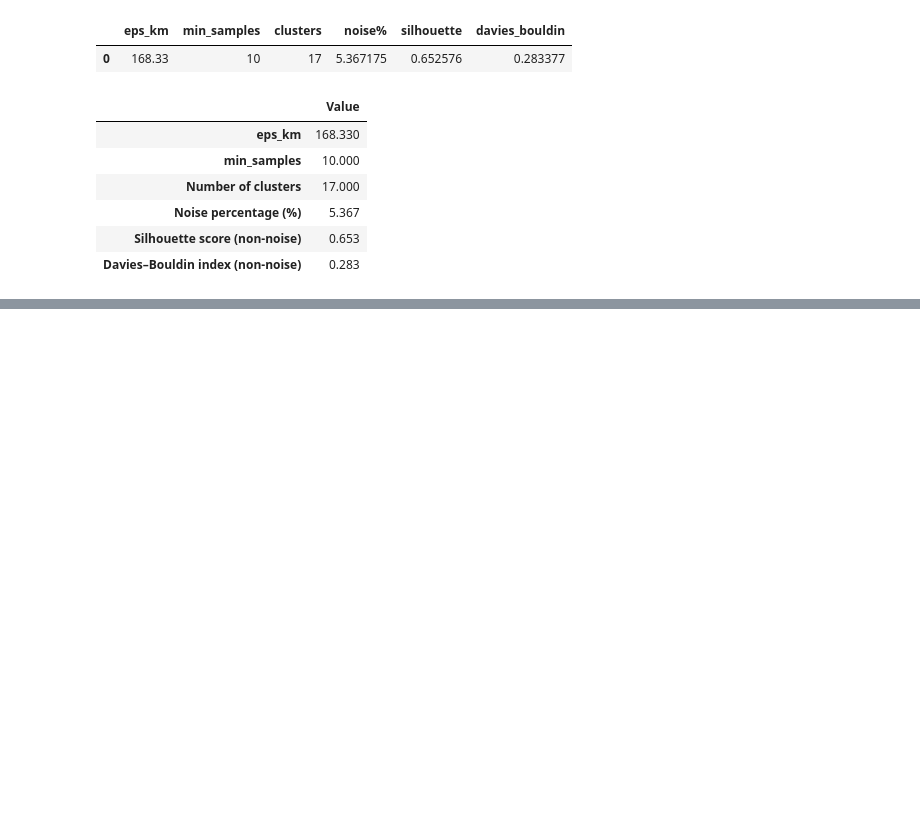
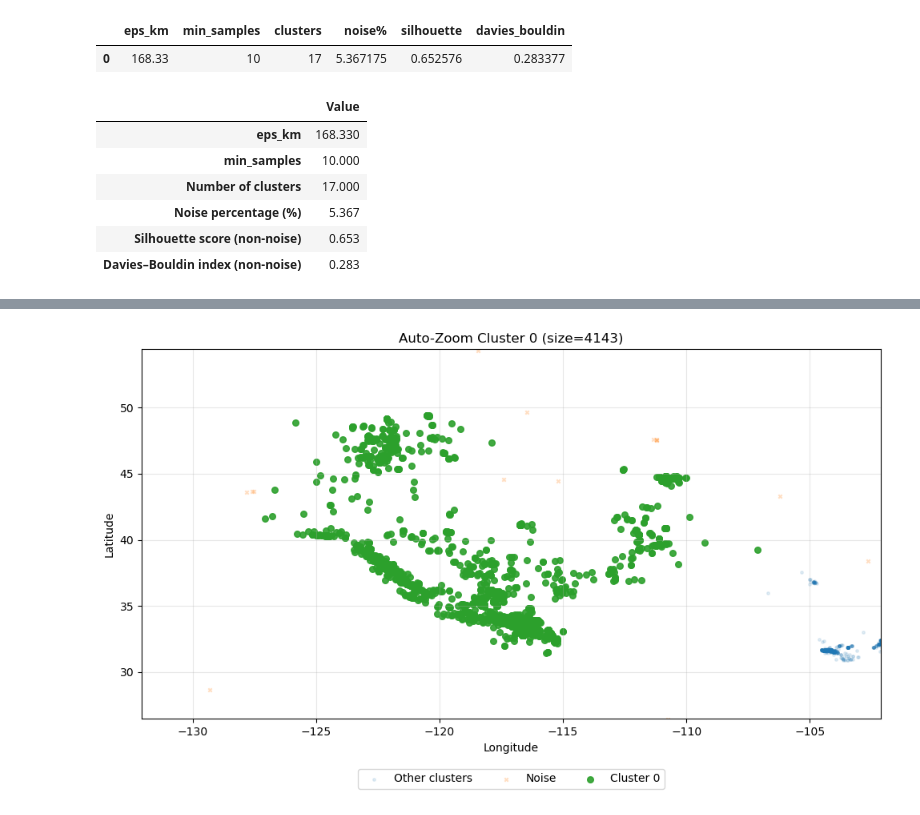
Before and after one commit to sandipbhandari1/AI-Course-Work, a Jupyter notebook: Earthquake.ipynb, the cells around one changed output, grey strips where cells are left out. Cells and saved outputs as stored; diff of their text form; code cells hidden in the pictures; blank space fills up the shorter version.

```diff
--- a/Earthquake.ipynb
+++ b/Earthquake.ipynb
@@ -620,0 +679,88 @@ metrics_matrix
+# %%
+import numpy as np
+import pandas as pd
+import matplotlib.pyplot as plt
+
+def auto_bounds(lon: np.ndarray, lat: np.ndarray, margin_deg: float = 5.0):
+    xmin, xmax = float(np.min(lon)), float(np.max(lon))
+    ymin, ymax = float(np.min(lat)), float(np.max(lat))
+
+    xmin -= margin_deg; xmax += margin_deg
+    ymin -= margin_deg; ymax += margin_deg
+
+    # clamp to valid world bounds
+    xmin = max(-180, xmin); xmax = min(180, xmax)
+    ymin = max(-90, ymin);  ymax = min(90, ymax)
+    return xmin, xmax, ymin, ymax
+
+
+def show_top_clusters(df: pd.DataFrame, top_n: int = 10):
+    """
+    Returns a Series: cluster_id -> count (excluding noise=-1)
+    """
+    vc = df.loc[df["cluster"] != -1, "cluster"].value_counts().head(top_n)
+    print("\n--- Top Clusters (by size) ---")
+    print(vc)
+    return vc
+
+
+def plot_highlight_cluster_zoom(df: pd.DataFrame, cluster_id: int, margin_deg: float = 5.0):
+    """
+    Zoom plot showing:
+    - selected cluster (highlight)
+    - other clusters (faint)
+    - noise (x)
+    """
+    selected = df[df["cluster"] == cluster_id]
+    if selected.empty:
+        print(f"Cluster {cluster_id} not found.")
+        return
+
+    others = df[(df["cluster"] != cluster_id) & (df["cluster"] != -1)]
+    noise  = df[df["cluster"] == -1]
+
+    xmin, xmax, ymin, ymax = auto_bounds(
+        selected["longitude"].to_numpy(),
+        selected["latitude"].to_numpy(),
+        margin_deg=margin_deg
+    )
+
+    plt.figure(figsize=(10, 6))
+
+    if not others.empty:
+        plt.scatter(others["longitude"], others["latitude"],
+                    s=6, alpha=0.12, label="Other clusters")
+
+    if not noise.empty:
+        plt.scatter(noise["longitude"], noise["latitude"],
+                    s=10, marker="x", alpha=0.25, label="Noise")
+
+    plt.scatter(selected["longitude"], selected["latitude"],
+                s=30, alpha=0.9, label=f"Cluster {cluster_id}")
+
+    plt.xlabel("Longitude")
+    plt.ylabel("Latitude")
+    plt.title(f"Auto-Zoom Cluster {cluster_id} (size={len(selected)})")
+    plt.xlim(xmin, xmax)
+    plt.ylim(ymin, ymax)
+    plt.grid(True, alpha=0.3)
+
+    plt.legend(loc="upper center", bbox_to_anchor=(0.5, -0.12), ncol=3, frameon=True)
+    plt.tight_layout()
+    plt.show()
+
+
+def plot_top_clusters_zoom(df: pd.DataFrame, top_k: int = 3, margin_deg: float = 5.0):
+    """
+    Plots zoomed maps for the top_k largest clusters (excluding noise).
+    """
+    top_series = show_top_clusters(df, top_n=top_k)
+    for cid in top_series.index:
+        plot_highlight_cluster_zoom(df, int(cid), margin_deg=margin_deg)
+
+
+# ---- USAGE ----
+# df_plot must contain: latitude, longitude, cluster
+# Example: plot top 3 clusters
+plot_top_clusters_zoom(df_plot, top_k=3, margin_deg=5.0)
+# %% [output]
@@ -620,0 +773 @@ metrics_matrix
+[figure, added]
```
Also changed, not shown: parts of 8 cells of this notebook.
